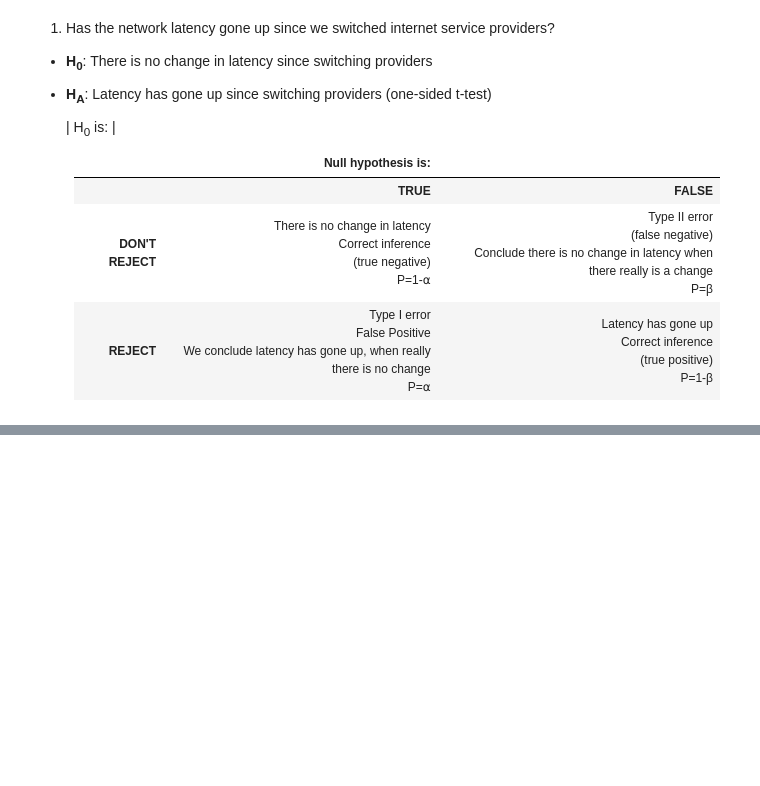
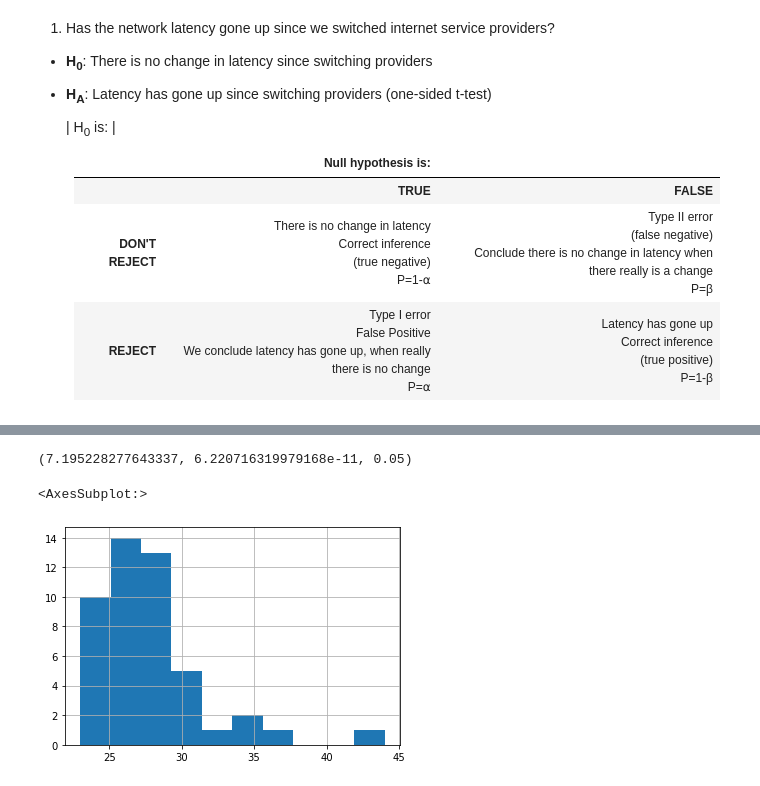
Before and after one commit to Jared-Godar/statistics-exercises, a Jupyter notebook: hypothesis_testing.ipynb, the cells around one changed output, grey strips where cells are left out. Cells and saved outputs as stored; diff of their text form; code cells hidden in the pictures; blank space fills up the shorter version.

```diff
--- a/hypothesis_testing.ipynb
+++ b/hypothesis_testing.ipynb
@@ -16,0 +129,15 @@ For each of the following questions, formulate a null and alternative hypothesis
+# %%
+#Again, using highway miles; comparing compact to all cars
+
+compact = mpg[mpg['class'] == 'compact'].hwy
+all_cars = mpg.hwy
+
+t, p = stats.ttest_ind(compact, all_cars, equal_var=False)
+t, p/2, alpha
+# %% [output]
+(7.195228277643337, 6.220716319979168e-11, 0.05)
+# %%
+compact.hist()
+# %% [output]
+<AxesSubplot:>
+[figure, added]
```
Also changed, not shown: parts of 28 cells of this notebook, 2 other files.
